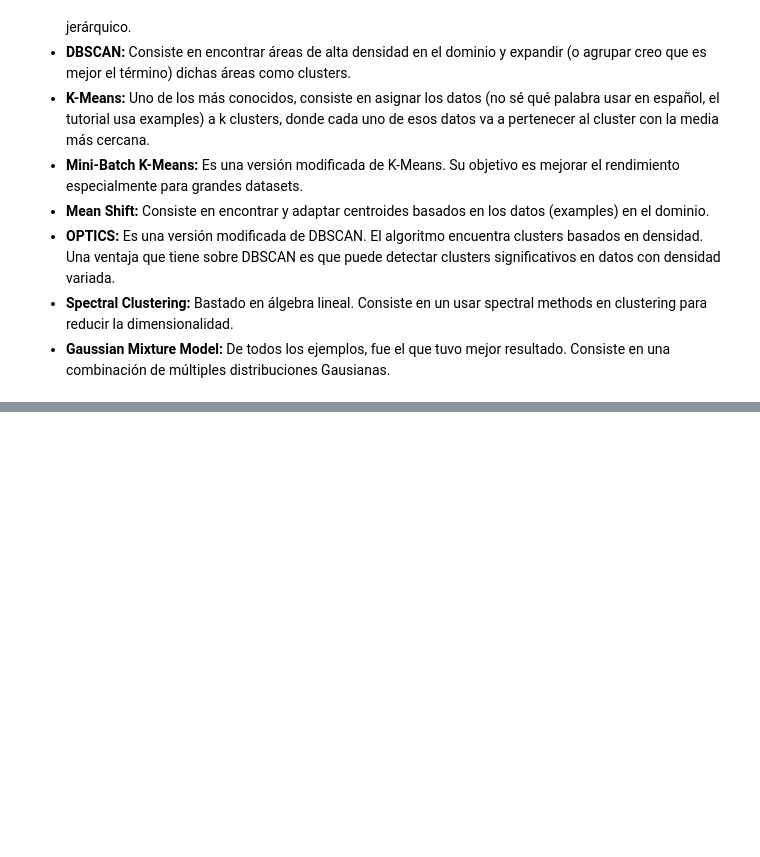
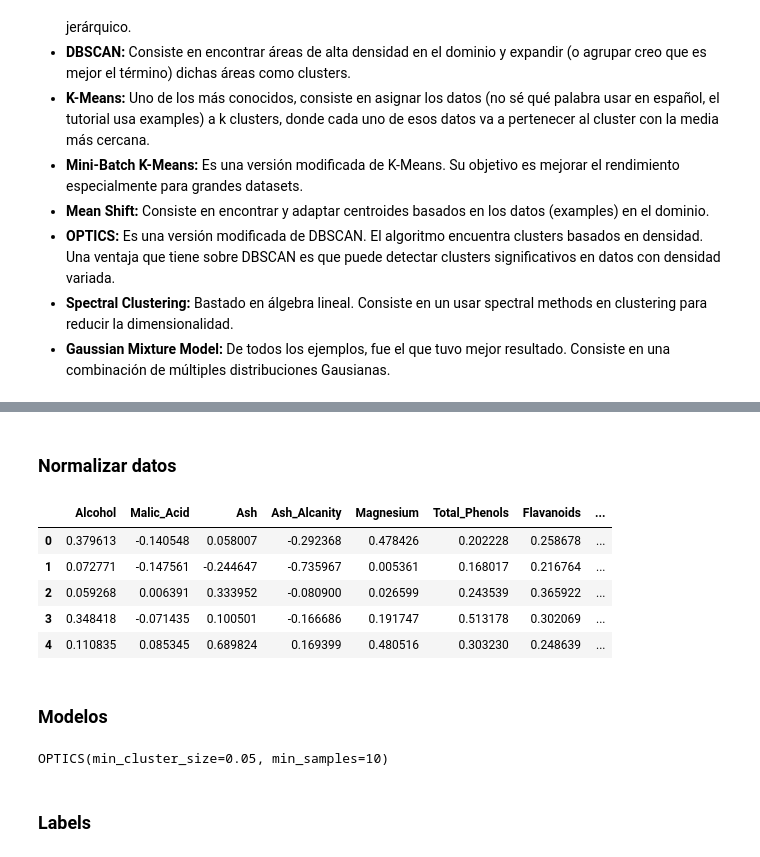
Before and after one commit to merojosa/PF-3121, a Jupyter notebook: practicas/practica_7/reporte_tutorial.ipynb, the cells around one changed output, grey strips where cells are left out. Cells and saved outputs as stored; diff of their text form; code cells hidden in the pictures; blank space fills up the shorter version.

```diff
--- a/practicas/practica_7/reporte_tutorial.ipynb
+++ b/practicas/practica_7/reporte_tutorial.ipynb
@@ -17,0 +49,27 @@ En el tutorial se explicaron 10 algoritmos:
+# %% [markdown]
+### Normalizar datos
+# %%
+# Normalizar datos para que sigan una distribucion Gaussiana
+scaler = StandardScaler()
+X_scaled = scaler.fit_transform(X)
+X_normalized = normalize(X_scaled)
+X_normalized = pd.DataFrame(X_normalized)
+X_normalized.columns = X.columns
+X_normalized.head()
+# %% [output]
+|  | Alcohol | Malic_Acid | Ash | Ash_Alcanity | Magnesium | Total_Phenols | Flavanoids | ... |
+| 0 | 0.379613 | -0.140548 | 0.058007 | -0.292368 | 0.478426 | 0.202228 | 0.258678 | ... |
+| 1 | 0.072771 | -0.147561 | -0.244647 | -0.735967 | 0.005361 | 0.168017 | 0.216764 | ... |
+| 2 | 0.059268 | 0.006391 | 0.333952 | -0.080900 | 0.026599 | 0.243539 | 0.365922 | ... |
+| 3 | 0.348418 | -0.071435 | 0.100501 | -0.166686 | 0.191747 | 0.513178 | 0.302069 | ... |
+| 4 | 0.110835 | 0.085345 | 0.689824 | 0.169399 | 0.480516 | 0.303230 | 0.248639 | ... |
+# %% [markdown]
+### Modelos
+# %%
+# Entrenar modelo
+model = OPTICS(min_samples = 10, xi = 0.05, min_cluster_size = 0.05)
+model.fit(X_normalized)
+# %% [output]
+OPTICS(min_cluster_size=0.05, min_samples=10)
+# %% [markdown]
+### Labels
```
Also changed, not shown: parts of 9 cells of this notebook, 2 other files.
